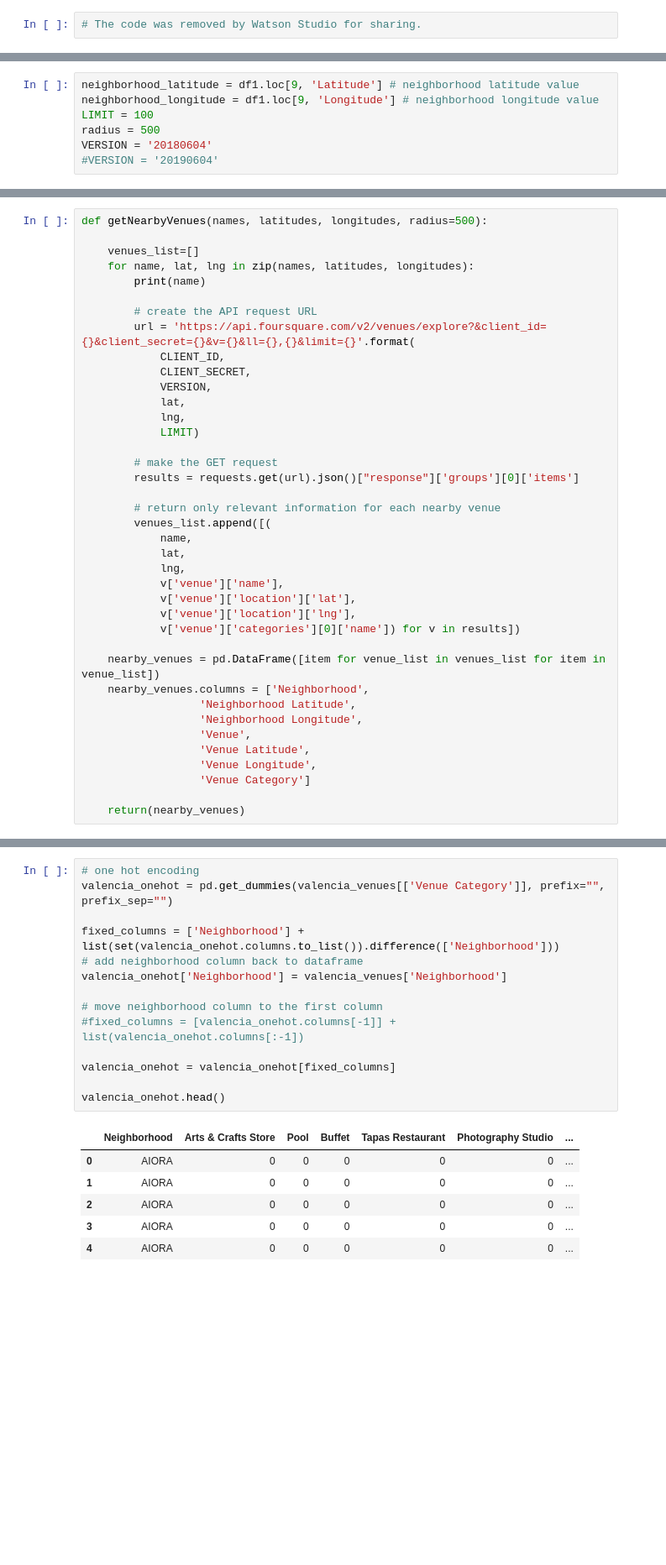
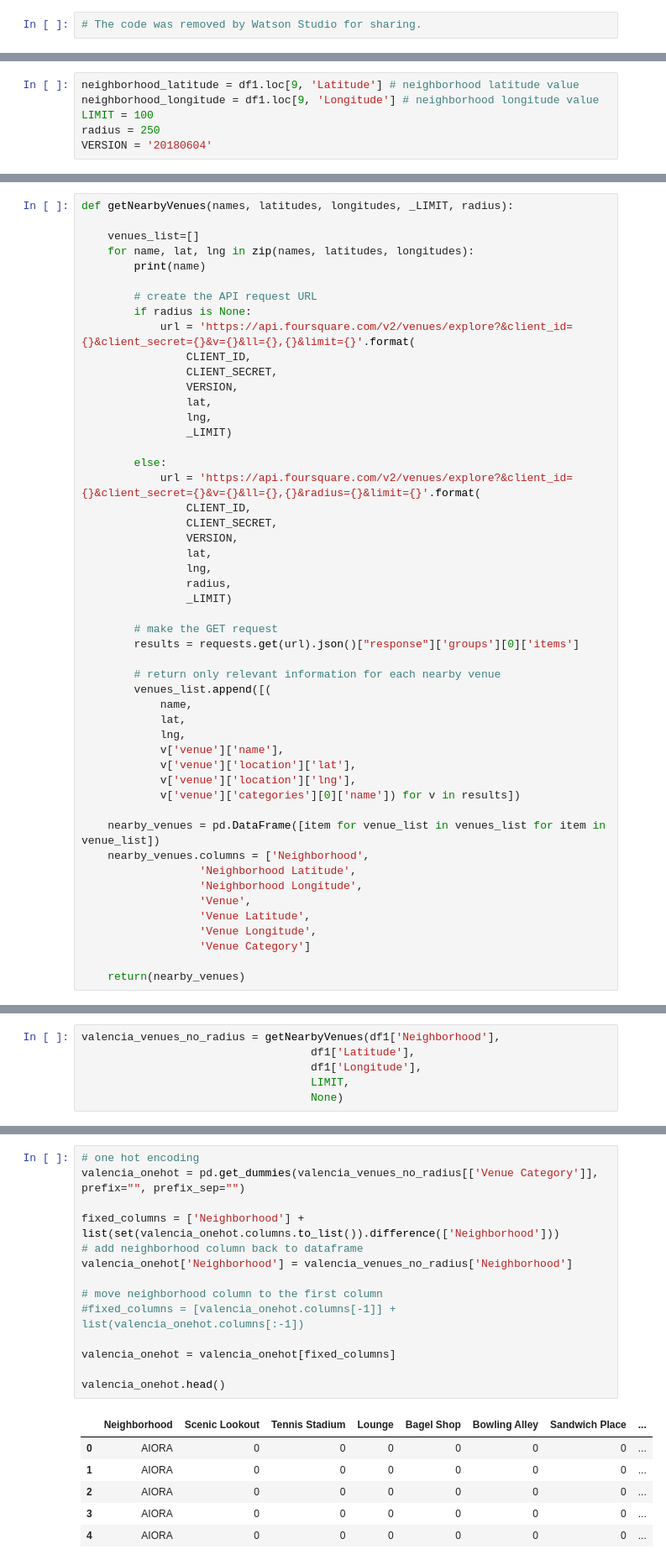
Before and after one commit to jocalte/Coursera_Capstone, a Jupyter notebook: The Battle of Neighborhoods.ipynb, the cells around one changed output, grey strips where cells are left out. Shown at 84% size. Cells and saved outputs as stored; diff of their text form; blank space fills up the shorter version.

Commit message:
Published from Watson Studio.

```diff
--- a/The Battle of Neighborhoods.ipynb
+++ b/The Battle of Neighborhoods.ipynb
@@ -218,9 +249,8 @@ m
 neighborhood_latitude = df1.loc[9, 'Latitude'] # neighborhood latitude value
 neighborhood_longitude = df1.loc[9, 'Longitude'] # neighborhood longitude value
 LIMIT = 100
-radius = 500
+radius = 250
 VERSION = '20180604'
-#VERSION = '20190604'
 # %%
 url = 'https://api.foursquare.com/v2/venues/explore?&client_id={}&client_secret={}&v={}&ll={},{}&radius={}&limit={}'.format(
     CLIENT_ID,
@@ -267,18 +285,29 @@ def get_category_type(row):
 # %%
-def getNearbyVenues(names, latitudes, longitudes, radius=500):
+def getNearbyVenues(names, latitudes, longitudes, _LIMIT, radius):
 
     venues_list=[]
     for name, lat, lng in zip(names, latitudes, longitudes):
         print(name)
 
         # create the API request URL
-        url = 'https://api.foursquare.com/v2/venues/explore?&client_id={}&client_secret={}&v={}&ll={},{}&limit={}'.format(
-            CLIENT_ID,
-            CLIENT_SECRET,
-            VERSION,
-            lat,
-            lng,
-            LIMIT)
+        if radius is None:
+            url = 'https://api.foursquare.com/v2/venues/explore?&client_id={}&client_secret={}&v={}&ll={},{}&limit={}'.format(
+                CLIENT_ID,
+                CLIENT_SECRET,
+                VERSION,
+                lat,
+                lng,
+                _LIMIT)
+
+        else:
+            url = 'https://api.foursquare.com/v2/venues/explore?&client_id={}&client_secret={}&v={}&ll={},{}&radius={}&limit={}'.format(
+                CLIENT_ID,
+                CLIENT_SECRET,
+                VERSION,
+                lat,
+                lng,
+                radius,
+                _LIMIT)
 
         # make the GET request
         results = requests.get(url).json()["response"]['groups'][0]['items']
@@ -322,0 +394,6 @@ valencia_venues.head()
+# %%
+valencia_venues_no_radius = getNearbyVenues(df1['Neighborhood'],
+                                   df1['Latitude'],
+                                   df1['Longitude'],
+                                   LIMIT,
+                                   None)
@@ -323,21 +487,21 @@ valencia_venues.head()
 # %%
 # one hot encoding
-valencia_onehot = pd.get_dummies(valencia_venues[['Venue Category']], prefix="", prefix_sep="")
+valencia_onehot = pd.get_dummies(valencia_venues_no_radius[['Venue Category']], prefix="", prefix_sep="")
 
 fixed_columns = ['Neighborhood'] + list(set(valencia_onehot.columns.to_list()).difference(['Neighborhood']))
 # add neighborhood column back to dataframe
-valencia_onehot['Neighborhood'] = valencia_venues['Neighborhood']
+valencia_onehot['Neighborhood'] = valencia_venues_no_radius['Neighborhood']
 
 # move neighborhood column to the first column
 #fixed_columns = [valencia_onehot.columns[-1]] + list(valencia_onehot.columns[:-1])
 
 valencia_onehot = valencia_onehot[fixed_columns]
 
 valencia_onehot.head()
 # %% [output]
-|  | Neighborhood | Arts & Crafts Store | Pool | Buffet | Tapas Restaurant | Photography Studio | ... |
-| 0 | AIORA | 0 | 0 | 0 | 0 | 0 | ... |
-| 1 | AIORA | 0 | 0 | 0 | 0 | 0 | ... |
-| 2 | AIORA | 0 | 0 | 0 | 0 | 0 | ... |
-| 3 | AIORA | 0 | 0 | 0 | 0 | 0 | ... |
-| 4 | AIORA | 0 | 0 | 0 | 0 | 0 | ... |
+|  | Neighborhood | Scenic Lookout | Tennis Stadium | Lounge | Bagel Shop | Bowling Alley | Sandwich Place | ... |
+| 0 | AIORA | 0 | 0 | 0 | 0 | 0 | 0 | ... |
+| 1 | AIORA | 0 | 0 | 0 | 0 | 0 | 0 | ... |
+| 2 | AIORA | 0 | 0 | 0 | 0 | 0 | 0 | ... |
+| 3 | AIORA | 0 | 0 | 0 | 0 | 0 | 0 | ... |
+| 4 | AIORA | 0 | 0 | 0 | 0 | 0 | 0 | ... |
```
Also changed, not shown: parts of 93 cells of this notebook.
